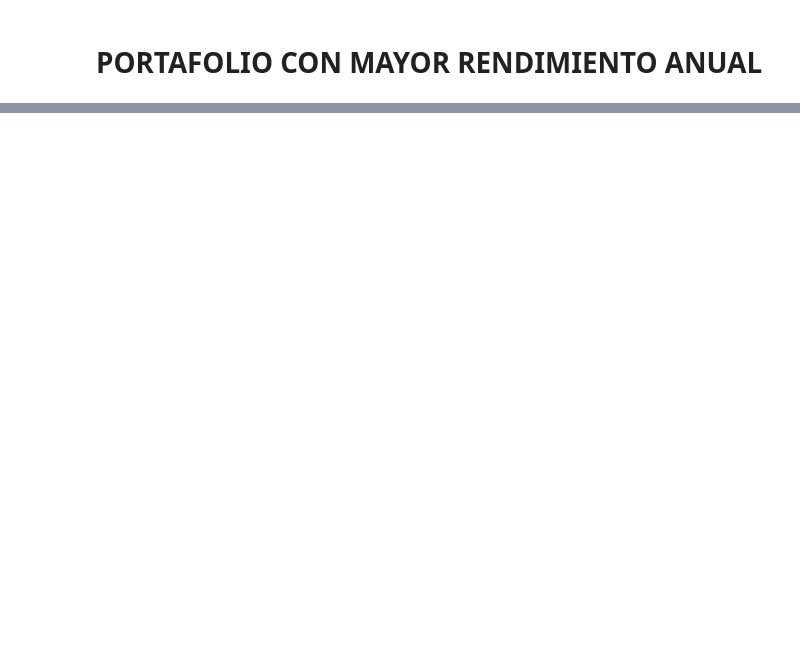
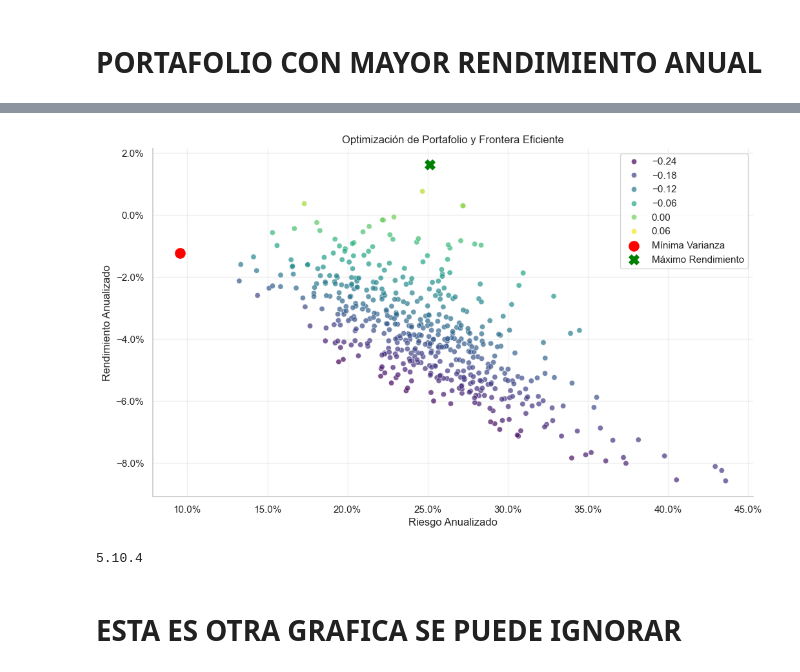
Before and after one commit to betospike/CORRELACION_ACTIVOS, a Jupyter notebook: Correlacion_de_activos.ipynb, the cells around one changed output, grey strips where cells are left out. Drawn from its saved outputs; the diff is of its cells as text; code cells hidden in the pictures; blank space fills up the shorter version.

Commit message:
Relizamos las simulaciones y encontramos la frontera eficiente de minima varianza y mayor rendimiento

```diff
--- a/Correlacion_de_activos.ipynb
+++ b/Correlacion_de_activos.ipynb
@@ -1476,0 +1493,57 @@ Name: 197, dtype: float64
+# %%
+import plotly.express as px
+import matplotlib.pyplot as plt
+import seaborn as sns
+from matplotlib.ticker import PercentFormatter
+
+# Gráfico de dispersión de la frontera eficiente
+plt.figure(figsize=(12, 7))
+sns.scatterplot(
+    data=all_portafolios,
+    x='Riesgo',
+    y='Rendimiento',
+    hue='Sharpe Ratio',
+    palette='viridis',
+    alpha=0.7
+)
+
+# Punto de mínima varianza (en rojo)
+plt.scatter(
+    minvar_port['Riesgo'],
+    minvar_port['Rendimiento'],
+    color='red',
+    s=120,
+    label='Mínima Varianza'
+)
+
+# Punto de máximo Rendimiento (en rojo)
+plt.scatter(
+    maxret_port['Riesgo'],
+    maxret_port['Rendimiento'],
+    color='green',
+    marker='X',
+    s=120,
+    label='Máximo Rendimiento'
+)
+
+
+
+plt.gca().yaxis.set_major_formatter(PercentFormatter(1))
+plt.gca().xaxis.set_major_formatter(PercentFormatter(1))
+
+plt.xlabel('Riesgo Anualizado')
+plt.ylabel('Rendimiento Anualizado')
+plt.title('Optimización de Portafolio y Frontera Eficiente')
+plt.legend()
+plt.grid(alpha=0.3)
+sns.despine()
+plt.show()
+# %% [output]
+[figure, added]
+# %%
+import nbformat
+print(nbformat.__version__)
+# %% [output]
+5.10.4
+# %% [markdown]
+# ESTA ES OTRA GRAFICA SE PUEDE IGNORAR
```
Also changed, not shown: parts of 49 cells of this notebook.
